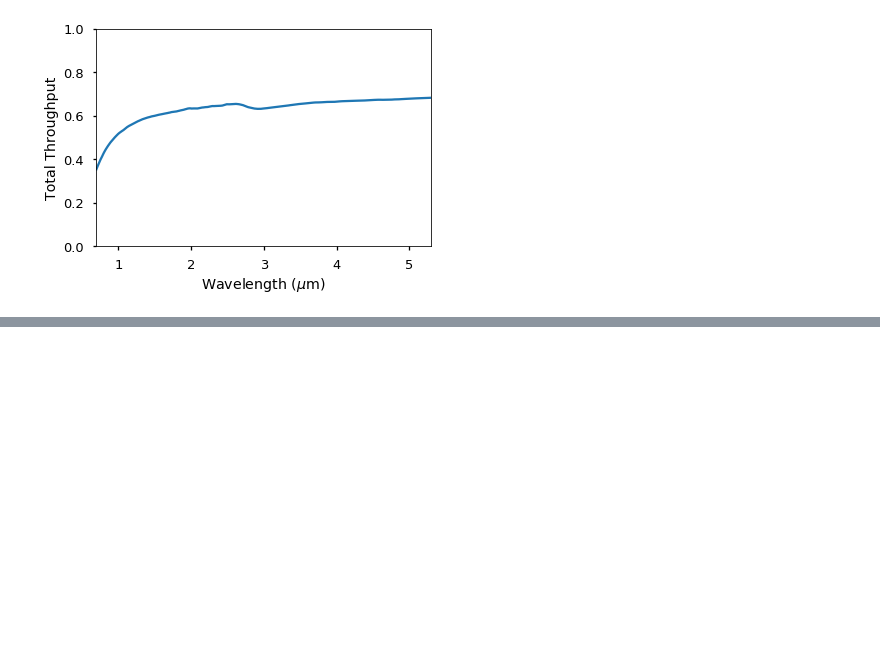
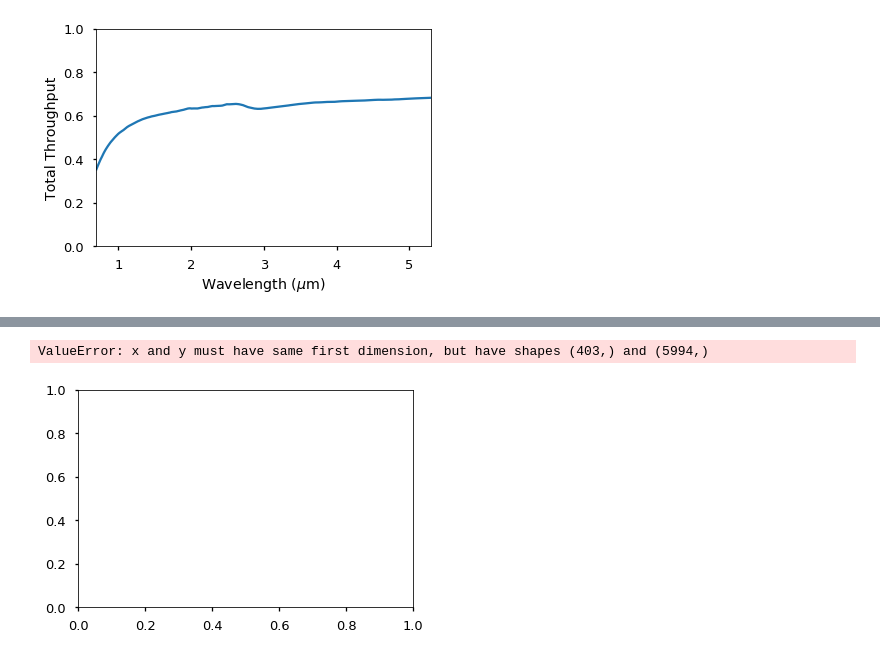
Before and after one commit to moustakas/jwstclusters, a Jupyter notebook: nb/resolution-and-throughput.ipynb, the cells around one changed output, grey strips where cells are left out. Saved outputs shown, nothing was run; the diff lists cells and outputs as text; code cells hidden in the pictures; blank space fills up the shorter version.

```diff
--- a/nb/resolution-and-throughput.ipynb
+++ b/nb/resolution-and-throughput.ipynb
@@ -103 +121,7 @@ plt.xlim(1, 5)
+# %%
+resolution = np.interp(inwave, disp['WAVELENGTH'], disp['DLDS'] * 1e4)
+plt.plot(outwave, resolution)
+# %% [output]
+ValueError: x and y must have same first dimension, but have shapes (403,) and (5994,)
+[figure, added]
 # %%
```
Also changed, not shown: parts of 9 cells of this notebook, 1 other file.
